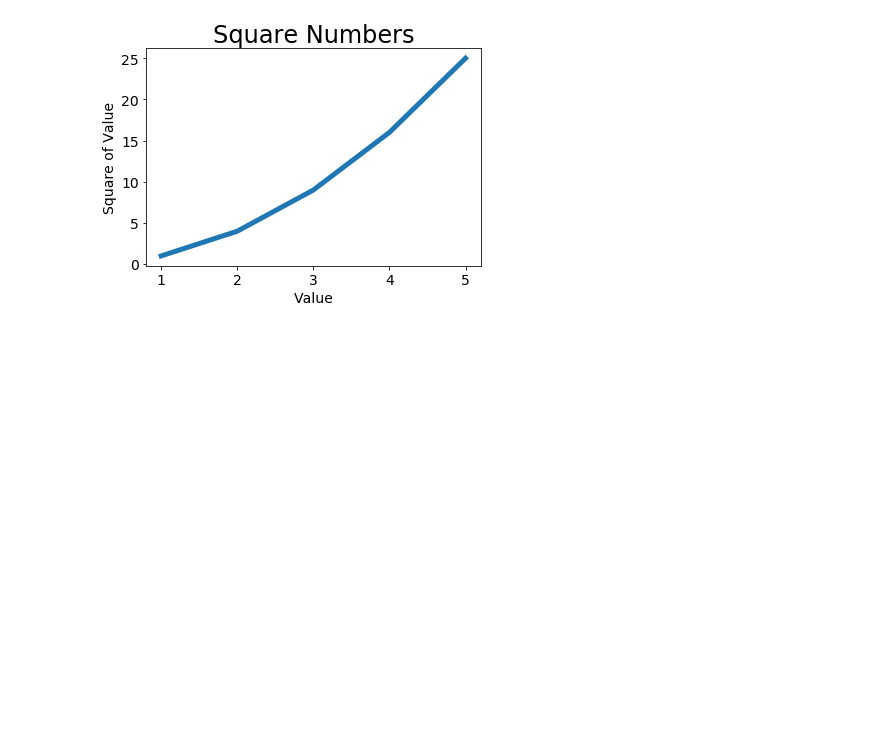
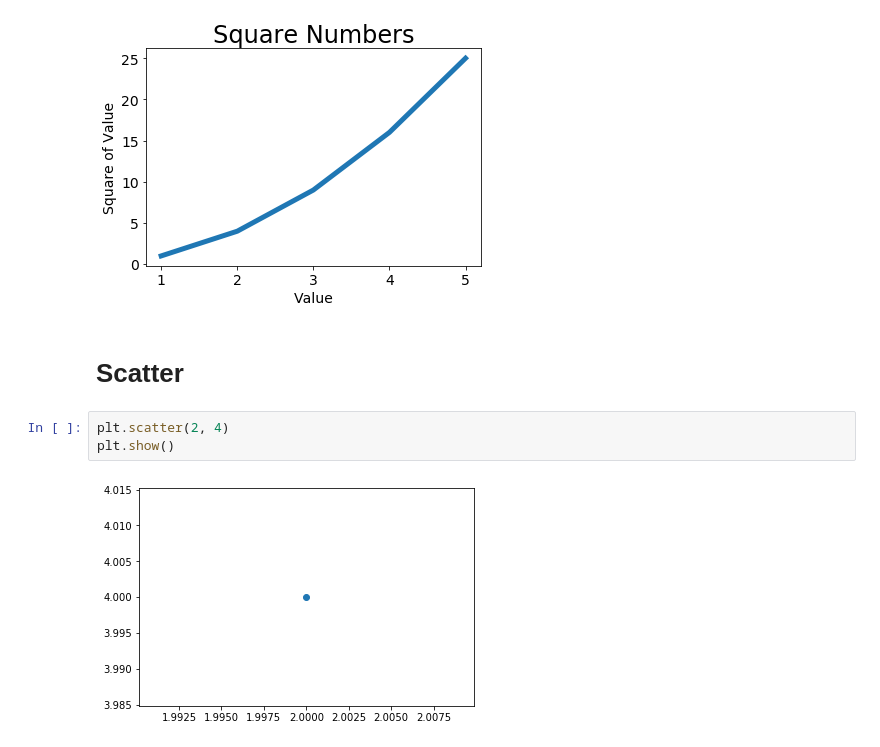
Before and after one commit to ChenYO/data_visualization, a Jupyter notebook: data_visualization.ipynb, the cells around one changed output. Drawn from its saved outputs; the diff is of its cells as text; blank space fills up the shorter version.

Commit message:
add scatter example

```diff
--- a/data_visualization.ipynb
+++ b/data_visualization.ipynb
@@ -19,3 +19,10 @@ plt.tick_params(axis="both", labelsize=14)
 plt.show()
 # %% [output]
 [figure]
+# %% [markdown]
+# Scatter
+# %%
+plt.scatter(2, 4)
+plt.show()
+# %% [output]
+[figure, added]
```
Also changed, not shown: parts of 8 cells of this notebook.
